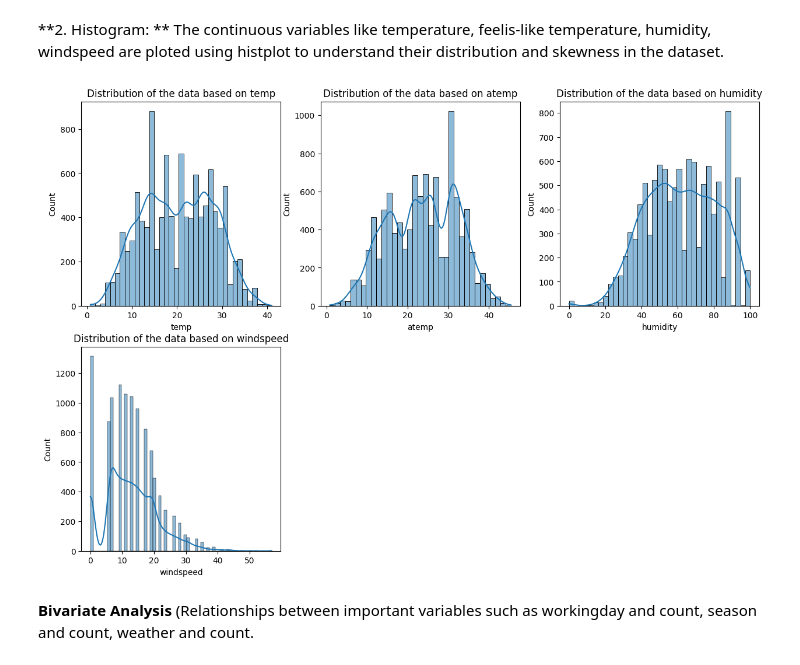
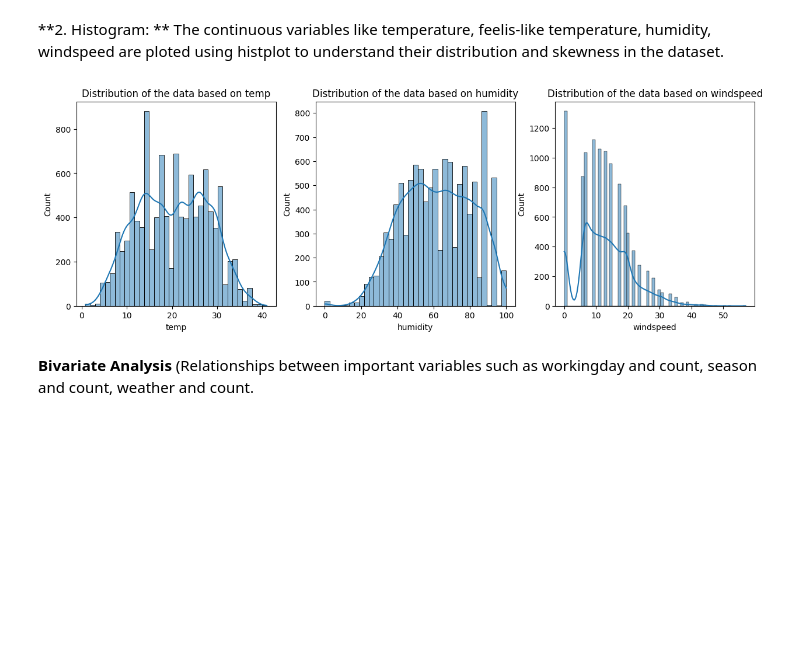
Before and after one commit to lm934/Case-Study-Rental-Bike-Data-Analysis, a Jupyter notebook: Rental_Bike_Data_Analysis.ipynb, the cells around one changed output. Cells and saved outputs as stored; diff of their text form; code cells hidden in the pictures; blank space fills up the shorter version.

```diff
--- a/Rental_Bike_Data_Analysis.ipynb
+++ b/Rental_Bike_Data_Analysis.ipynb
@@ -146,5 +163,3 @@ dtype: int64
-# %%
-df["season"] = df["season"].apply(lambda x: "spring" if x == 1 else ("summer" if x == 2 else ("fall" if x == 3 else "winter")))
 # %%
 df["datetime"] = pd.to_datetime(df["datetime"])
 df.head()
@@ -268,25 +284,21 @@ The continuous variables like temperature, feelis-like temperature, humidity, wi
 # %%
 plt.figure(figsize=(15, 10))
 
 plt.subplot(2, 3, 1)
 plt.title("Distribution of the data based on temp")
 sns.histplot(x="temp", kde=True, data=df)
 
 plt.subplot(2, 3, 2)
-plt.title("Distribution of the data based on atemp")
-sns.histplot(x="atemp", kde=True, data=df)
-
-plt.subplot(2, 3, 3)
 plt.title("Distribution of the data based on humidity")
 sns.histplot(x="humidity", kde=True, data=df)
 
-plt.subplot(2, 3, 4)
+plt.subplot(2, 3, 3)
 plt.title("Distribution of the data based on windspeed")
 sns.histplot(x="windspeed", kde=True, data=df)
 
 plt.show()
 # %% [output]
-[figure, old version]
+[figure, new version]
 # %% [markdown]
 **Bivariate Analysis** (Relationships between important variables such as workingday and count, season and count, weather and count.
 # %% [markdown]
```
Also changed, not shown: parts of 16 cells of this notebook.
